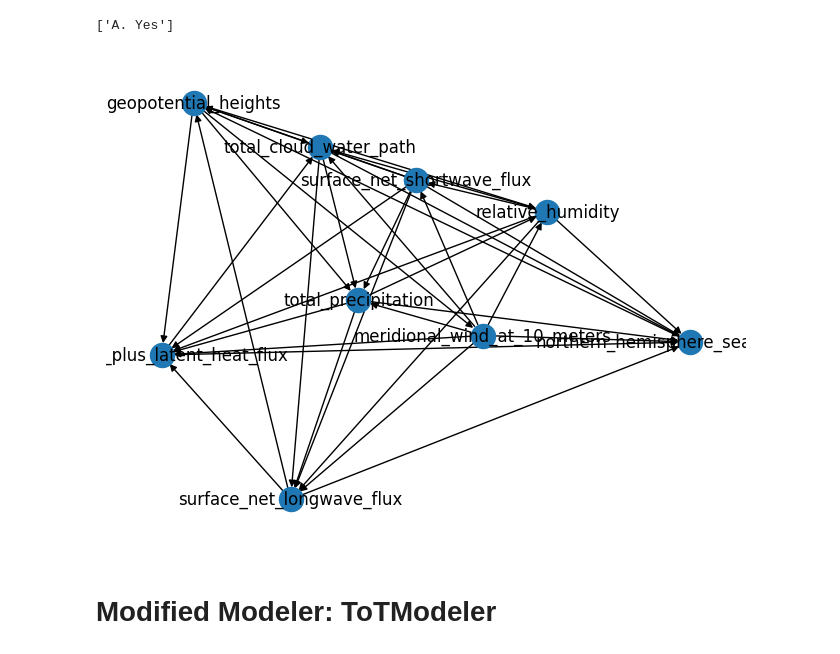
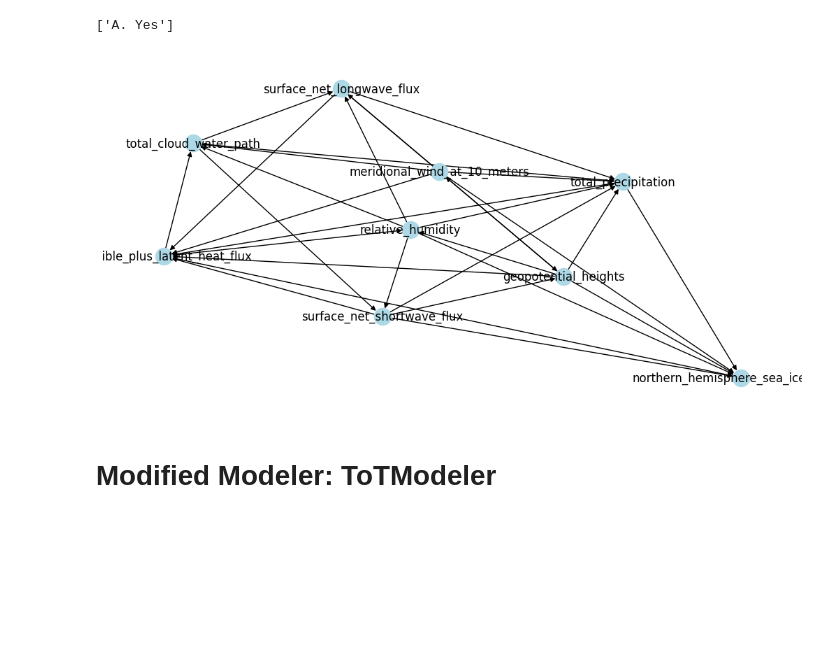
Before and after one commit to py-why/pywhy-llm, a Jupyter notebook: presentation_example.ipynb, the cells around one changed output. Cells and saved outputs as stored; diff of their text form; code cells hidden in the pictures; blank space fills up the shorter version.

```diff
--- a/presentation_example.ipynb
+++ b/presentation_example.ipynb
@@ -173,15 +173,16 @@ modeler = ModelSuggester()
 
 suggested_confounders = modeler.suggest_confounders(variables=selected_variables, llm=gpt4, treatment=treatment, outcome=outcome)
 
-relationships_graph_1 = modeler.suggest_relationships(variables=selected_variables, llm=gpt4)
+relationships_graph = modeler.suggest_relationships(variables=selected_variables, llm=gpt4)
 # %% [output]
 [interactive output not drawn]
 ['A. Yes']
 # %%
-nx.draw(relationships_graph_1, with_labels=True)
+plt.figure(figsize=(10, 5))
+nx.draw(relationships_graph, with_labels=True, node_color='lightblue')
 plt.show()
 # %% [output]
-[figure, old version]
+[figure, new version]
 # %% [markdown]
 # Modified Modeler: ToTModeler
 # %%
```
Also changed, not shown: parts of 6 cells of this notebook.
